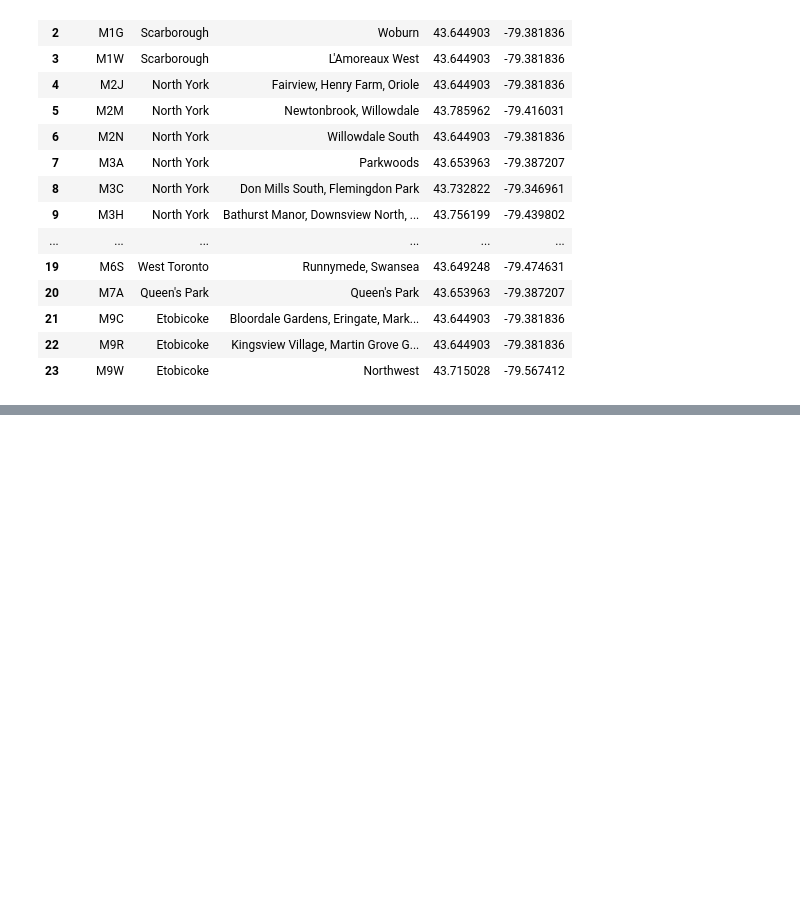
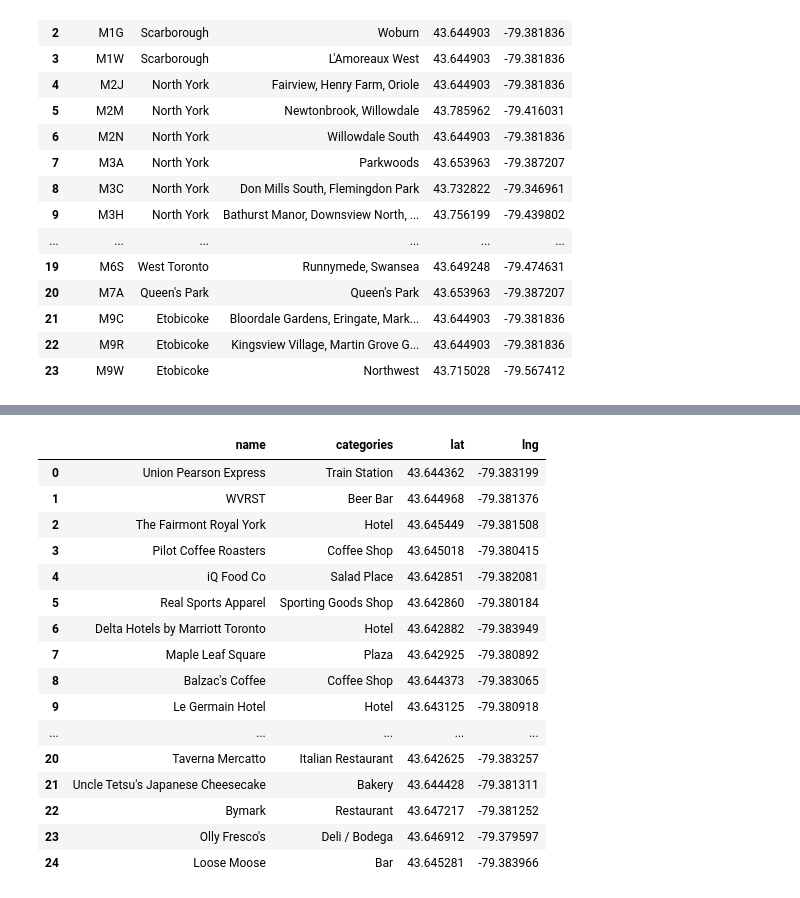
Before and after one commit to sujita20/Coursera_Capstone, a Jupyter notebook: Segmenting and Clustering Toronto.ipynb, the cells around one changed output, grey strips where cells are left out. Drawn from its saved outputs; the diff is of its cells as text; code cells hidden in the pictures; blank space fills up the shorter version.

```diff
--- a/Segmenting and Clustering Toronto.ipynb
+++ b/Segmenting and Clustering Toronto.ipynb
@@ -312,0 +410,4 @@ Table shape after removing postcodes with no location values:  (24, 5)
+# %%
+CLIENT_ID = 'GXUX3TJAEFTX5W2EKJMMPW5OR05KPCTPXSPBSHNPD412KRXT' # your Foursquare ID
+CLIENT_SECRET = 'CFXD5YOTRTRFEQCIZD2XWG1JOSXDD31OZMRGYV411TDTLULJ' # your Foursquare Secret
+VERSION = '20180605' # Foursquare API version
@@ -312,0 +419,8 @@ Table shape after removing postcodes with no location values:  (24, 5)
+# %%
+#Get the neighborhood's latitude and longitude values
+neighborhood_latitude = dataframe_toronto.loc[1, 'Latitude'] # neighborhood latitude value
+neighborhood_longitude = dataframe_toronto.loc[1, 'Longitude'] # neighborhood longitude value
+
+print('Latitude and longitude values of {} are {}, {}.'.format(neighborhood_name,
+                                                               neighborhood_latitude,
+                                                               neighborhood_longitude))
@@ -312,0 +481,35 @@ Table shape after removing postcodes with no location values:  (24, 5)
+# %%
+#Obtain data from json results
+venues = results['response']['groups'][0]['items']
+
+nearby_venues = json_normalize(venues) # flatten JSON
+
+# filter columns
+filtered_columns = ['venue.name', 'venue.categories', 'venue.location.lat', 'venue.location.lng']
+nearby_venues =nearby_venues.loc[:, filtered_columns]
+
+# filter the category for each row
+nearby_venues['venue.categories'] = nearby_venues.apply(get_category_type, axis=1)
+
+# clean columns
+nearby_venues.columns = [col.split(".")[-1] for col in nearby_venues.columns]
+
+nearby_venues.head(25)
+# %% [output]
+|  | name | categories | lat | lng |
+| 0 | Union Pearson Express | Train Station | 43.644362 | -79.383199 |
+| 1 | WVRST | Beer Bar | 43.644968 | -79.381376 |
+| 2 | The Fairmont Royal York | Hotel | 43.645449 | -79.381508 |
+| 3 | Pilot Coffee Roasters | Coffee Shop | 43.645018 | -79.380415 |
+| 4 | iQ Food Co | Salad Place | 43.642851 | -79.382081 |
+| 5 | Real Sports Apparel | Sporting Goods Shop | 43.642860 | -79.380184 |
+| 6 | Delta Hotels by Marriott Toronto | Hotel | 43.642882 | -79.383949 |
+| 7 | Maple Leaf Square | Plaza | 43.642925 | -79.380892 |
+| 8 | Balzac's Coffee | Coffee Shop | 43.644373 | -79.383065 |
+| 9 | Le Germain Hotel | Hotel | 43.643125 | -79.380918 |
+| ... | ... | ... | ... | ... |
+| 20 | Taverna Mercatto | Italian Restaurant | 43.642625 | -79.383257 |
+| 21 | Uncle Tetsu's Japanese Cheesecake | Bakery | 43.644428 | -79.381311 |
+| 22 | Bymark | Restaurant | 43.647217 | -79.381252 |
+| 23 | Olly Fresco's | Deli / Bodega | 43.646912 | -79.379597 |
+| 24 | Loose Moose | Bar | 43.645281 | -79.383966 |
```
Also changed, not shown: parts of 36 cells of this notebook.
